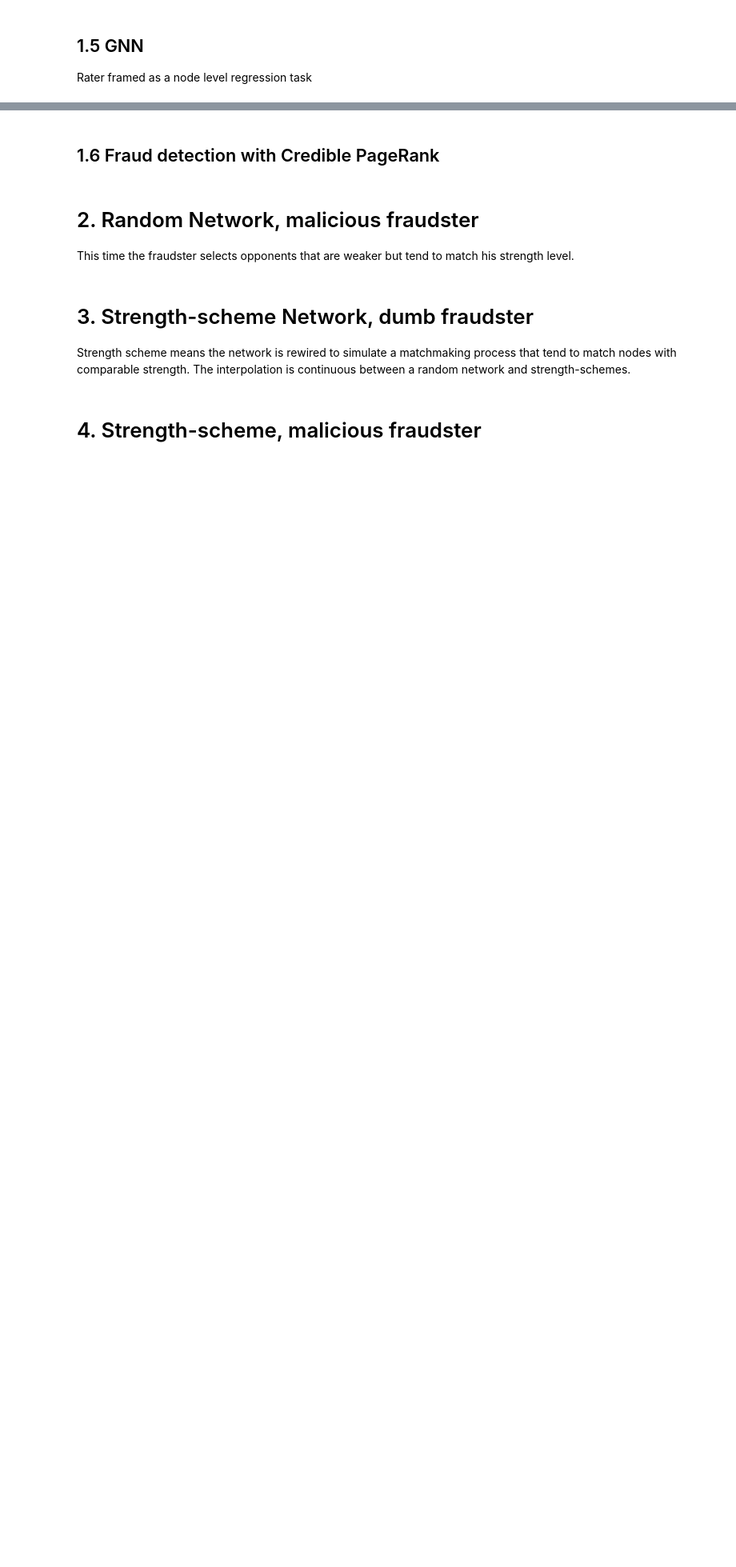
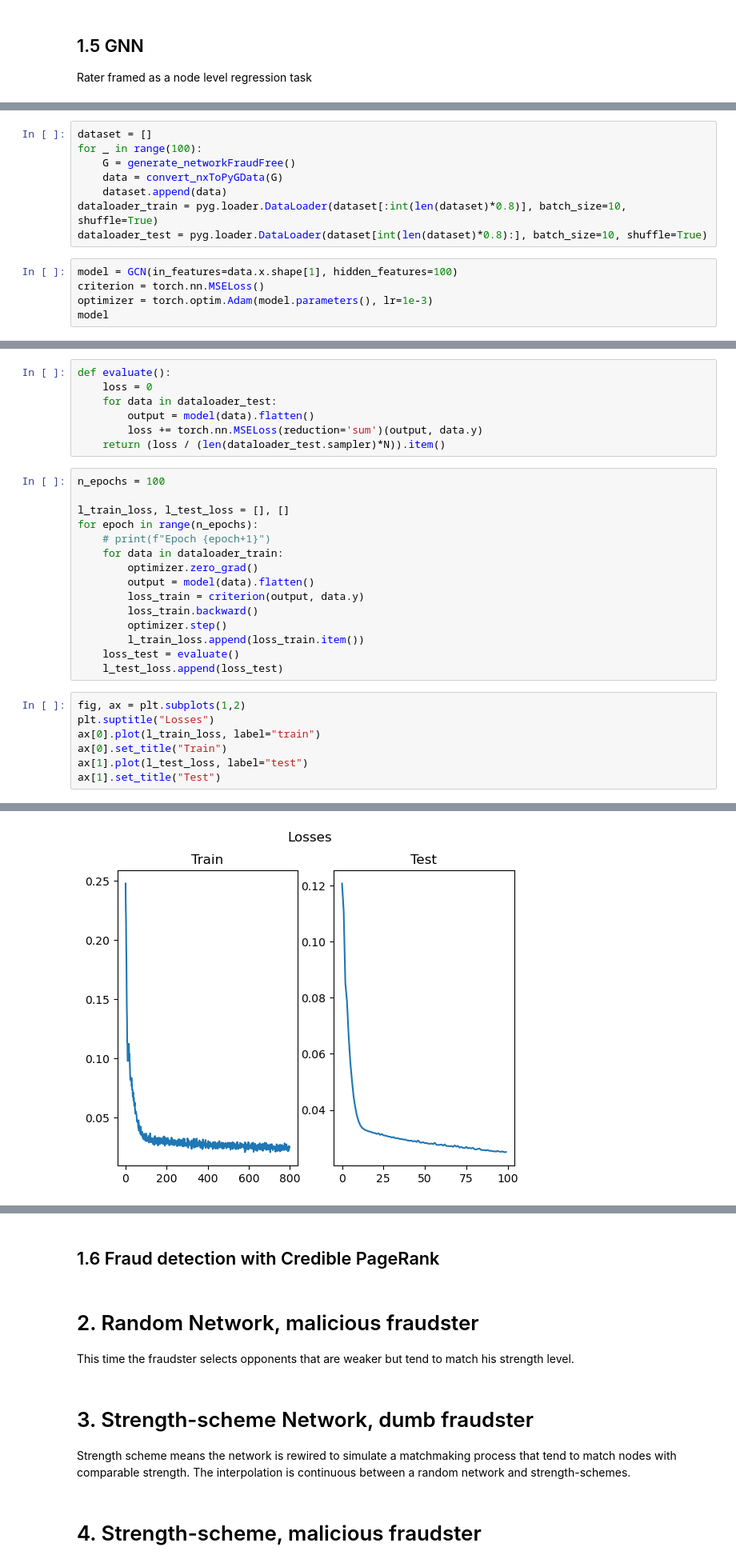
Before and after one commit to PierrickLeroy/mma-graph, a Jupyter notebook: synthetic.ipynb, the cells around one changed output, grey strips where cells are left out. Shown at 80% size. Saved outputs shown, nothing was run; the diff lists cells and outputs as text; blank space fills up the shorter version.

```diff
--- a/synthetic.ipynb
+++ b/synthetic.ipynb
@@ -625,0 +654,13 @@ Rater framed as a node level regression task
+# %%
+dataset = []
+for _ in range(100):
+    G = generate_networkFraudFree()
+    data = convert_nxToPyGData(G)
+    dataset.append(data)
+dataloader_train = pyg.loader.DataLoader(dataset[:int(len(dataset)*0.8)], batch_size=10, shuffle=True)
+dataloader_test = pyg.loader.DataLoader(dataset[int(len(dataset)*0.8):], batch_size=10, shuffle=True)
+# %%
+model = GCN(in_features=data.x.shape[1], hidden_features=100)
+criterion = torch.nn.MSELoss()
+optimizer = torch.optim.Adam(model.parameters(), lr=1e-3)
+model
@@ -625,0 +672,30 @@ Rater framed as a node level regression task
+# %%
+def evaluate():
+    loss = 0
+    for data in dataloader_test:
+        output = model(data).flatten()
+        loss += torch.nn.MSELoss(reduction='sum')(output, data.y)
+    return (loss / (len(dataloader_test.sampler)*N)).item()
+# %%
+n_epochs = 100
+
+l_train_loss, l_test_loss = [], []
+for epoch in range(n_epochs):
+    # print(f"Epoch {epoch+1}")
+    for data in dataloader_train:
+        optimizer.zero_grad()
+        output = model(data).flatten()
+        loss_train = criterion(output, data.y)
+        loss_train.backward()
+        optimizer.step()
+        l_train_loss.append(loss_train.item())
+    loss_test = evaluate()
+    l_test_loss.append(loss_test)
+# %%
+fig, ax = plt.subplots(1,2)
+plt.suptitle("Losses")
+ax[0].plot(l_train_loss, label="train")
+ax[0].set_title("Train")
+ax[1].plot(l_test_loss, label="test")
+ax[1].set_title("Test")
+# %% [output]
@@ -625,0 +703 @@ Rater framed as a node level regression task
+[figure, added]
```
Also changed, not shown: parts of 18 cells of this notebook, 2 other files.
